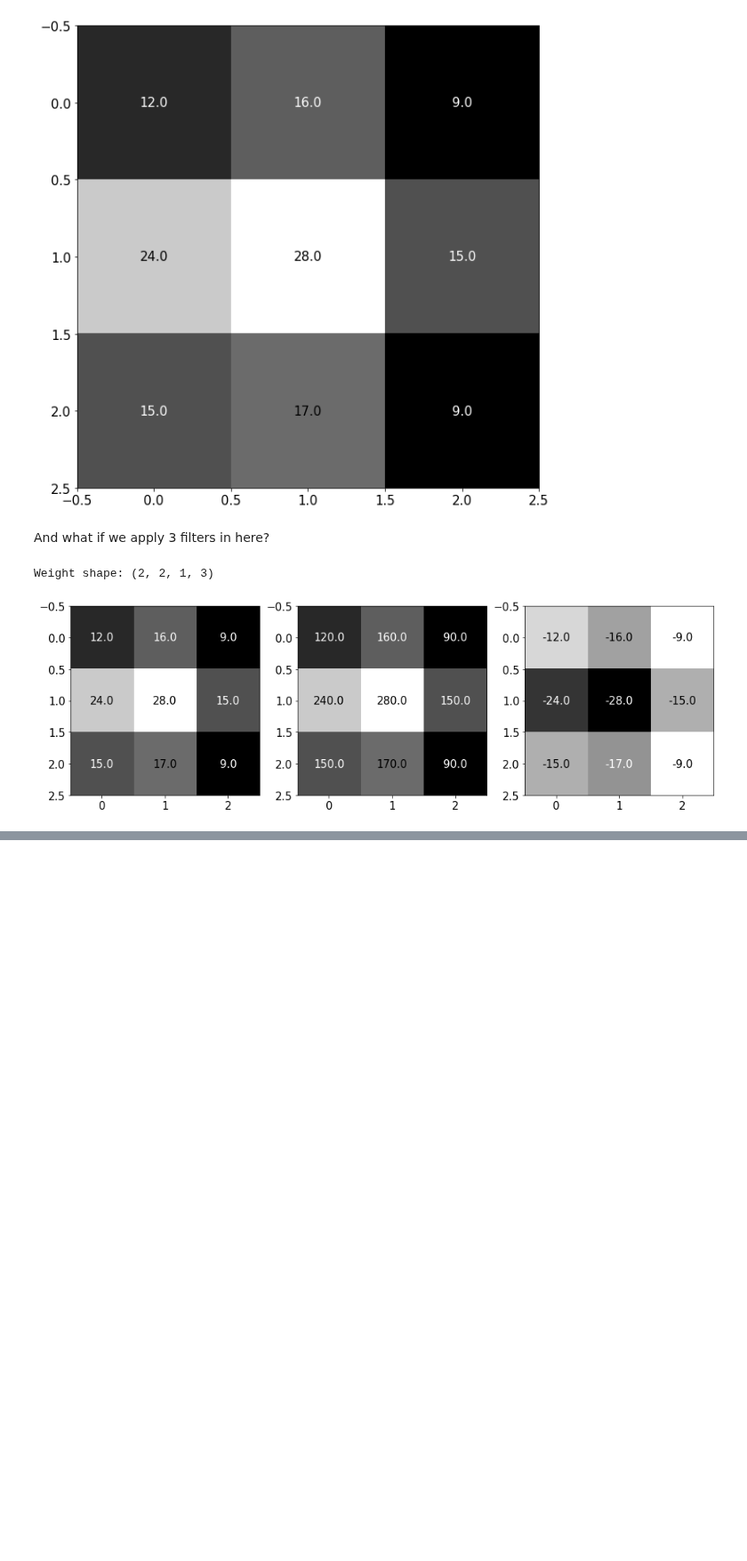
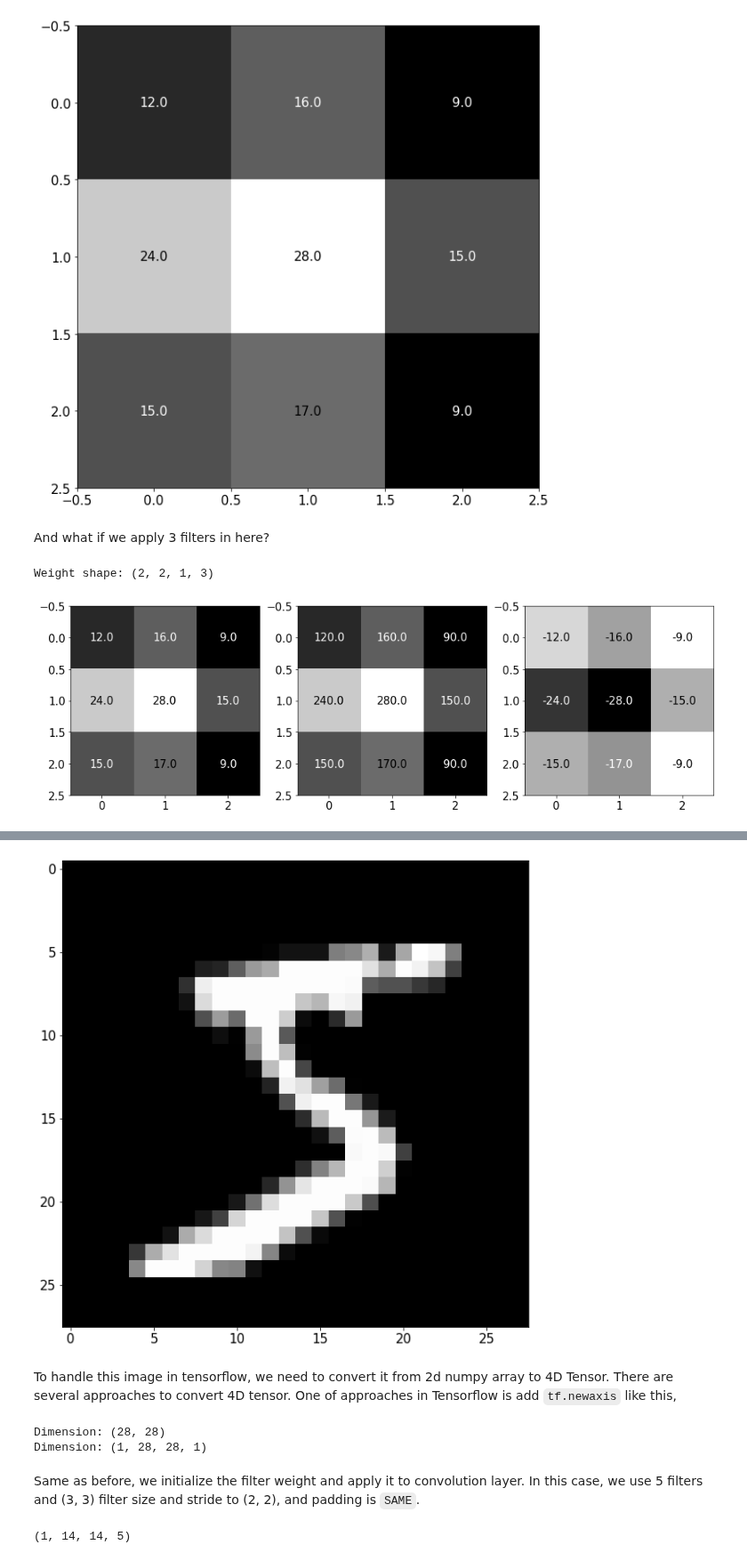
Before and after one commit to goodboychan/goodboychan.github.io, a Jupyter notebook: _notebooks/2020-10-07-01-CNN-Basic.ipynb, the cells around one changed output, grey strips where cells are left out. Shown at 89% size. Drawn from its saved outputs; the diff is of its cells as text; code cells hidden in the pictures; blank space fills up the shorter version.

```diff
--- a/_notebooks/2020-10-07-01-CNN-Basic.ipynb
+++ b/_notebooks/2020-10-07-01-CNN-Basic.ipynb
@@ -223,0 +288,34 @@ WIP
+# %%
+(X_train, y_train), (X_test, y_test) = tf.keras.datasets.mnist.load_data()
+
+# Normalization
+X_train = X_train.astype(np.float32) / 255.
+X_test = X_test.astype(np.float32) / 255.
+
+image = X_train[0]
+plt.imshow(image, cmap='gray')
+plt.show()
+# %% [output]
+[figure, added]
+# %% [markdown]
+To handle this image in tensorflow, we need to convert it from 2d numpy array to 4D Tensor. There are several approaches to convert 4D tensor. One of approaches in Tensorflow is add `tf.newaxis` like this,
+# %%
+print("Dimension: {}".format(image.shape))
+image = image[tf.newaxis, ..., tf.newaxis]
+print("Dimension: {}".format(image.shape))
+
+# Convert it to tensor
+image = tf.convert_to_tensor(image)
+# %% [output]
+Dimension: (28, 28)
+Dimension: (1, 28, 28, 1)
+# %% [markdown]
+Same as before, we initialize the filter weight and apply it to convolution layer. In this case, we use 5 filters and (3, 3) filter size and stride to (2, 2), and padding is `SAME`.
+# %%
+weight_init = tf.keras.initializers.RandomNormal(stddev=0.01)
+layer_conv = tf.keras.layers.Conv2D(filters=5, kernel_size=(3, 3), strides=(2, 2), padding='SAME',
+                               kernel_initializer=weight_init)
+output = layer_conv(image)
+print(output.shape)
+# %% [output]
+(1, 14, 14, 5)
```
Also changed, not shown: parts of 16 cells of this notebook, 2 other files.
